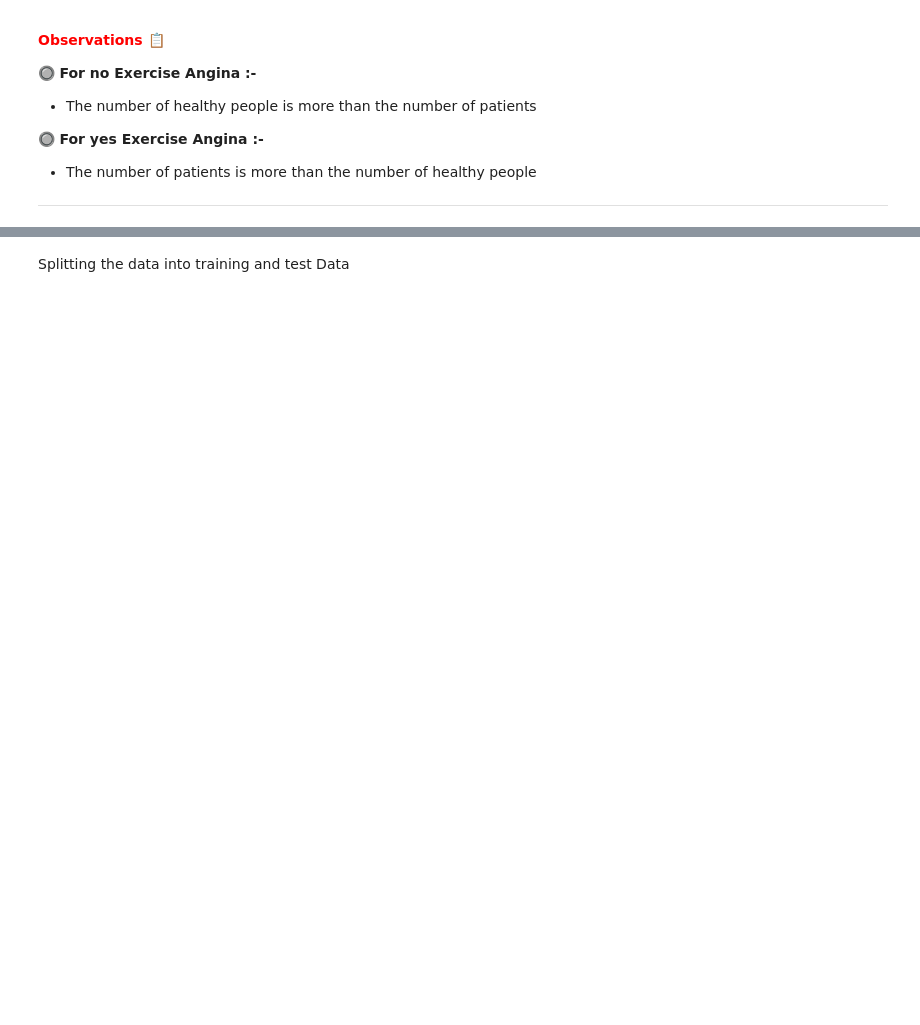
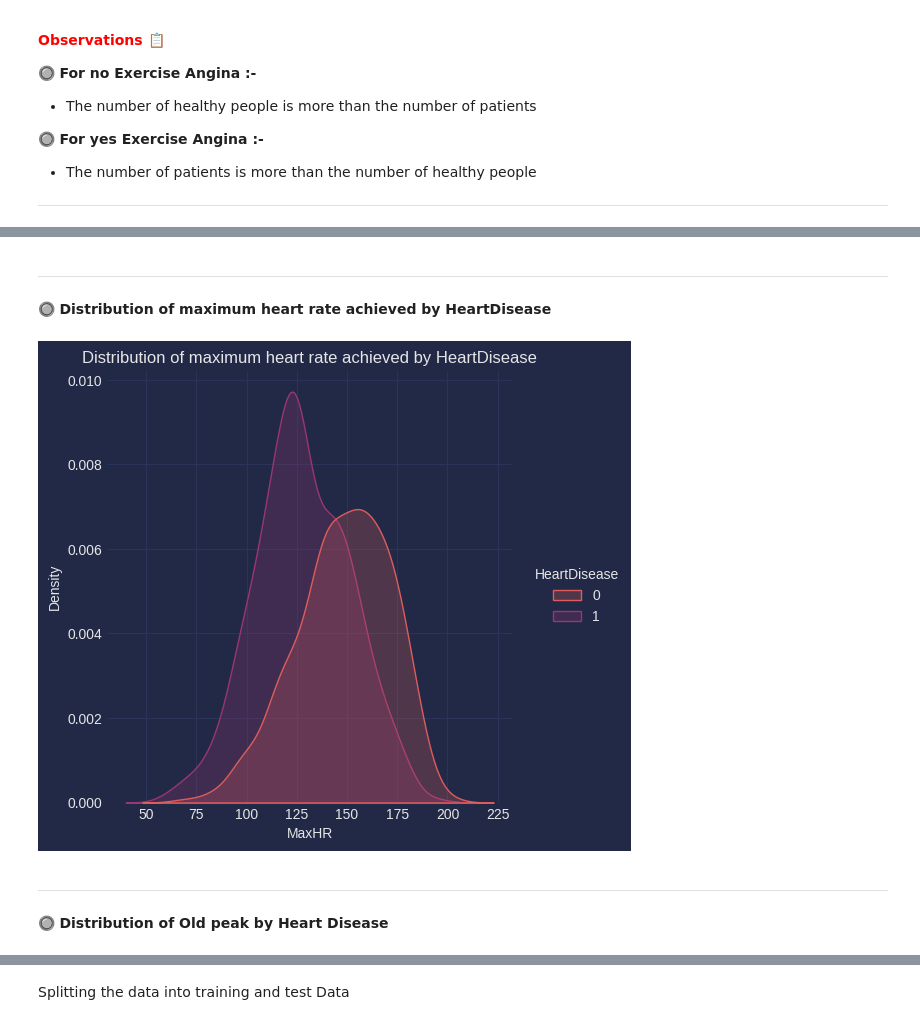
Before and after one commit to Zenith1618/Heart-Disease-Prediction, a Jupyter notebook: Heart_Disease_Prediction.ipynb, the cells around one changed output, grey strips where cells are left out. Saved outputs shown, nothing was run; the diff lists cells and outputs as text; code cells hidden in the pictures; blank space fills up the shorter version.

```diff
--- a/Heart_Disease_Prediction.ipynb
+++ b/Heart_Disease_Prediction.ipynb
@@ -288,0 +326,14 @@ px.histogram(heart_data, x='ExerciseAngina', color='HeartDisease', template='plo
+# %% [markdown]
+--------------------------------------------------------------------------------
+
+🔘 **Distribution of maximum heart rate achieved by HeartDisease**
+# %%
+sns.displot(data=heart_data, x='MaxHR', hue='HeartDisease', palette='flare', kind='kde', fill=True)
+plt.title('Distribution of maximum heart rate achieved by HeartDisease')
+plt.show(block='False')
+# %% [output]
+[figure, added]
+# %% [markdown]
+--------------------------------------------------------------------------------
+# %% [markdown]
+🔘 **Distribution of Old peak by Heart Disease**
```
Also changed, not shown: parts of 87 cells of this notebook.
